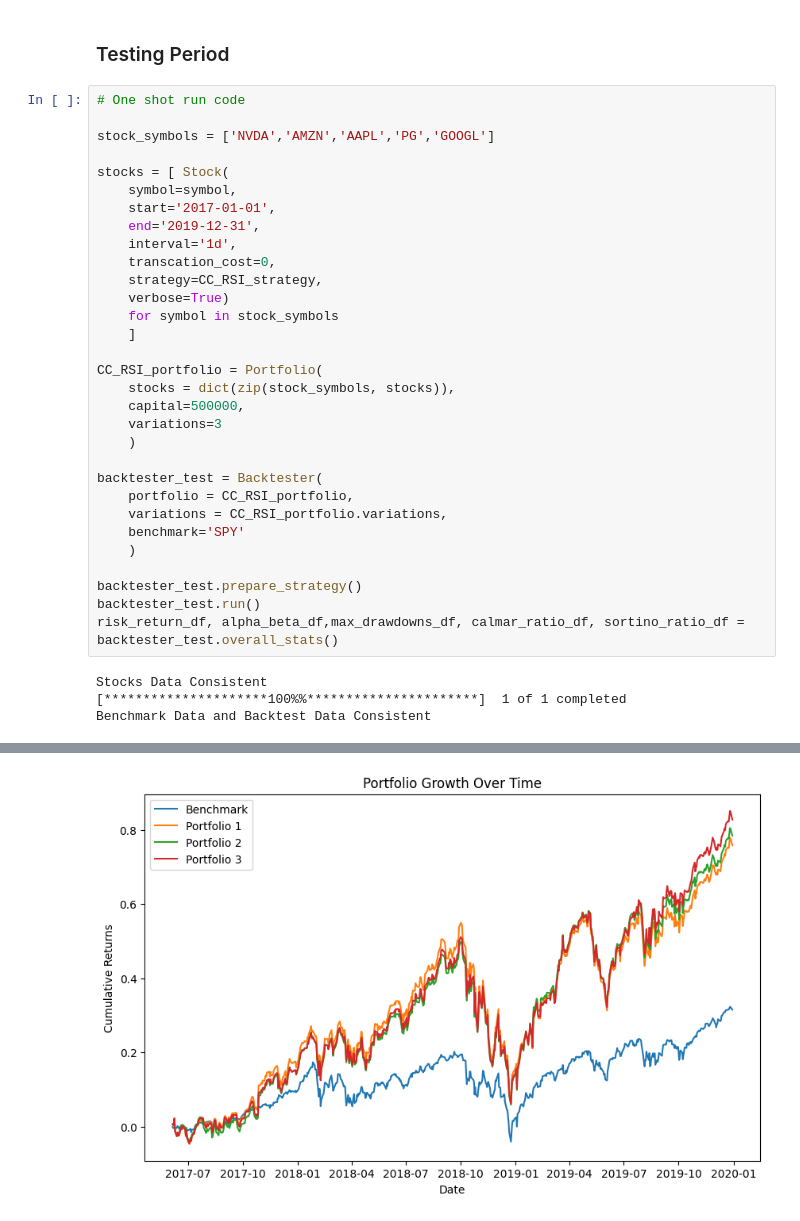
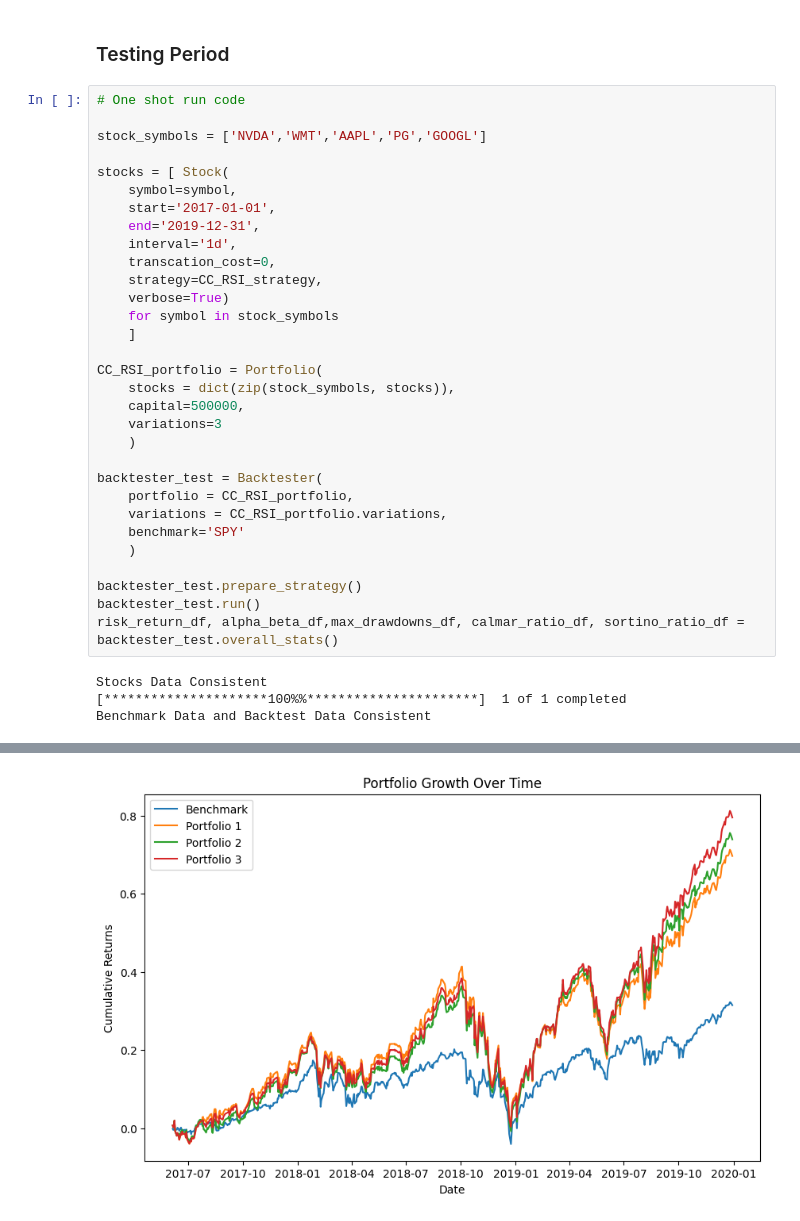
Before and after one commit to myonster/eventbasedbacktester, a Jupyter notebook: IS4226 - Final-Term Project/Group6_FinalTerm.ipynb, the cells around one changed output, grey strips where cells are left out. Drawn from its saved outputs; the diff is of its cells as text.

```diff
--- a/IS4226 - Final-Term Project/Group6_FinalTerm.ipynb
+++ b/IS4226 - Final-Term Project/Group6_FinalTerm.ipynb
@@ -963,7 +963,7 @@ backtester.plot_yearly_stats()
 # %%
 # One shot run code
 
-stock_symbols = ['NVDA','AMZN','AAPL','PG','GOOGL']
+stock_symbols = ['NVDA','WMT','AAPL','PG','GOOGL']
 
 stocks = [ Stock(
     symbol=symbol,
@@ -1001,2 +1001,2 @@ Benchmark Data and Backtest Data Consistent
 [figure]
-[figure, old version]
+[figure, new version]
```
Also changed, not shown: parts of 11 cells of this notebook.
